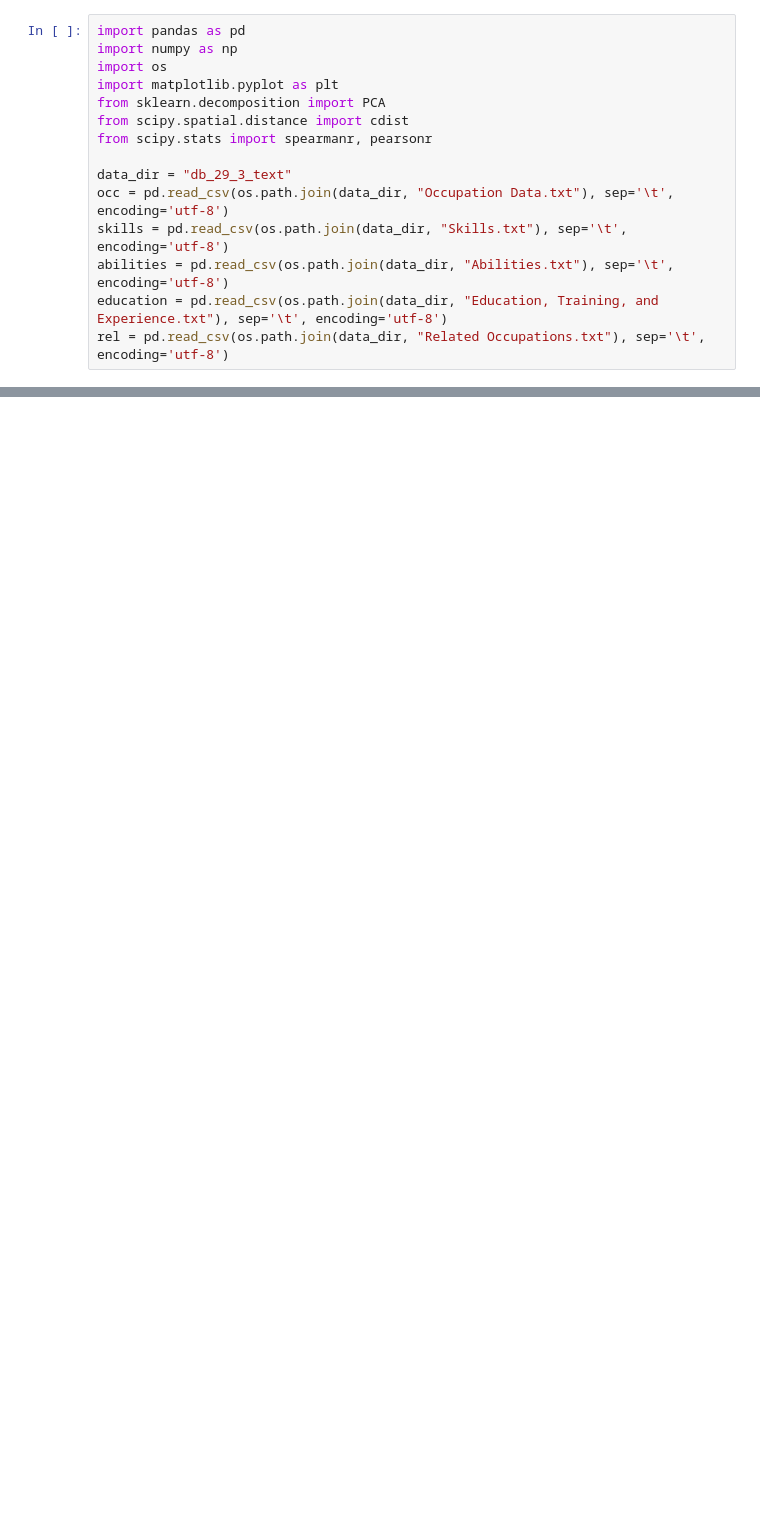
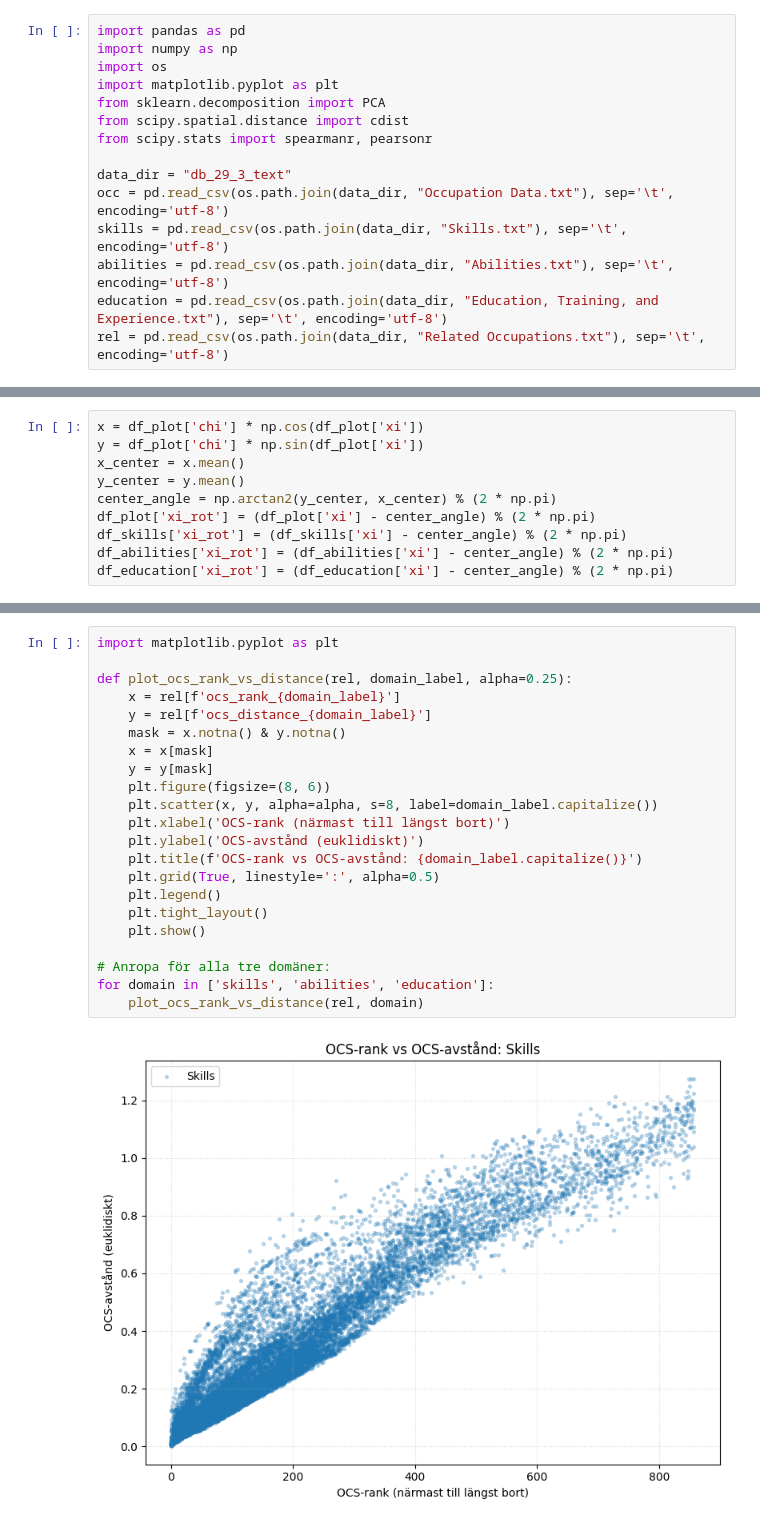
Before and after one commit to JoakimStorck/worm, a Jupyter notebook: notebooks/exp_5-pcs-same-xi-all-series.ipynb, the cells around one changed output, grey strips where cells are left out. Saved outputs shown, nothing was run; the diff lists cells and outputs as text; blank space fills up the shorter version.

```diff
--- a/notebooks/exp_5-pcs-same-xi-all-series.ipynb
+++ b/notebooks/exp_5-pcs-same-xi-all-series.ipynb
@@ -49,0 +82,10 @@ TypeError: Passing a set as an indexer is not supported. Use a list instead.
+# %%
+x = df_plot['chi'] * np.cos(df_plot['xi'])
+y = df_plot['chi'] * np.sin(df_plot['xi'])
+x_center = x.mean()
+y_center = y.mean()
+center_angle = np.arctan2(y_center, x_center) % (2 * np.pi)
+df_plot['xi_rot'] = (df_plot['xi'] - center_angle) % (2 * np.pi)
+df_skills['xi_rot'] = (df_skills['xi'] - center_angle) % (2 * np.pi)
+df_abilities['xi_rot'] = (df_abilities['xi'] - center_angle) % (2 * np.pi)
+df_education['xi_rot'] = (df_education['xi'] - center_angle) % (2 * np.pi)
@@ -49,0 +235,24 @@ TypeError: Passing a set as an indexer is not supported. Use a list instead.
+# %%
+import matplotlib.pyplot as plt
+
+def plot_ocs_rank_vs_distance(rel, domain_label, alpha=0.25):
+    x = rel[f'ocs_rank_{domain_label}']
+    y = rel[f'ocs_distance_{domain_label}']
+    mask = x.notna() & y.notna()
+    x = x[mask]
+    y = y[mask]
+    plt.figure(figsize=(8, 6))
+    plt.scatter(x, y, alpha=alpha, s=8, label=domain_label.capitalize())
+    plt.xlabel('OCS-rank (närmast till längst bort)')
+    plt.ylabel('OCS-avstånd (euklidiskt)')
+    plt.title(f'OCS-rank vs OCS-avstånd: {domain_label.capitalize()}')
+    plt.grid(True, linestyle=':', alpha=0.5)
+    plt.legend()
+    plt.tight_layout()
+    plt.show()
+
+# Anropa för alla tre domäner:
+for domain in ['skills', 'abilities', 'education']:
+    plot_ocs_rank_vs_distance(rel, domain)
+# %% [output]
+[figure, added]
```
Also changed, not shown: parts of 5 cells of this notebook, 3 other files.
